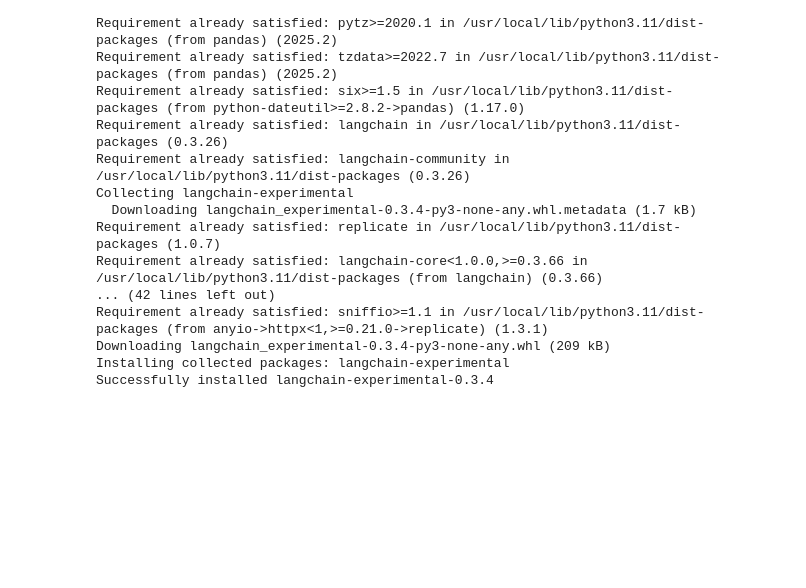
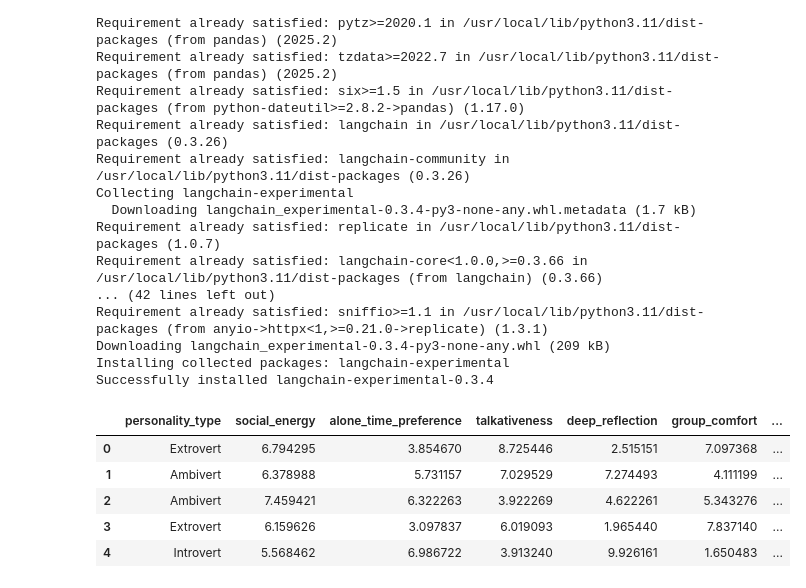
Before and after one commit to ketsar28/HandsOn-IBM-Hactiv8-Data-Classification, a Jupyter notebook: ibm_session_3_ketsar.ipynb, the cells around one changed output. Drawn from its saved outputs; the diff is of its cells as text; code cells hidden in the pictures; blank space fills up the shorter version.

```diff
--- a/ibm_session_3_ketsar.ipynb
+++ b/ibm_session_3_ketsar.ipynb
@@ -158,3 +136,15 @@ Requirement already satisfied: sniffio>=1.1 in /usr/local/lib/python3.11/dist-pa
 Downloading langchain_experimental-0.3.4-py3-none-any.whl (209 kB)
 Installing collected packages: langchain-experimental
 Successfully installed langchain-experimental-0.3.4
+# %%
+import pandas as pd
+
+df = pd.read_csv('archive.zip')
+df.head()
+# %% [output]
+|  | personality_type | social_energy | alone_time_preference | talkativeness | deep_reflection | group_comfort | ... |
+| 0 | Extrovert | 6.794295 | 3.854670 | 8.725446 | 2.515151 | 7.097368 | ... |
+| 1 | Ambivert | 6.378988 | 5.731157 | 7.029529 | 7.274493 | 4.111199 | ... |
+| 2 | Ambivert | 7.459421 | 6.322263 | 3.922269 | 4.622261 | 5.343276 | ... |
+| 3 | Extrovert | 6.159626 | 3.097837 | 6.019093 | 1.965440 | 7.837140 | ... |
+| 4 | Introvert | 5.568462 | 6.986722 | 3.913240 | 9.926161 | 1.650483 | ... |
```
Also changed, not shown: parts of 7 cells of this notebook.
